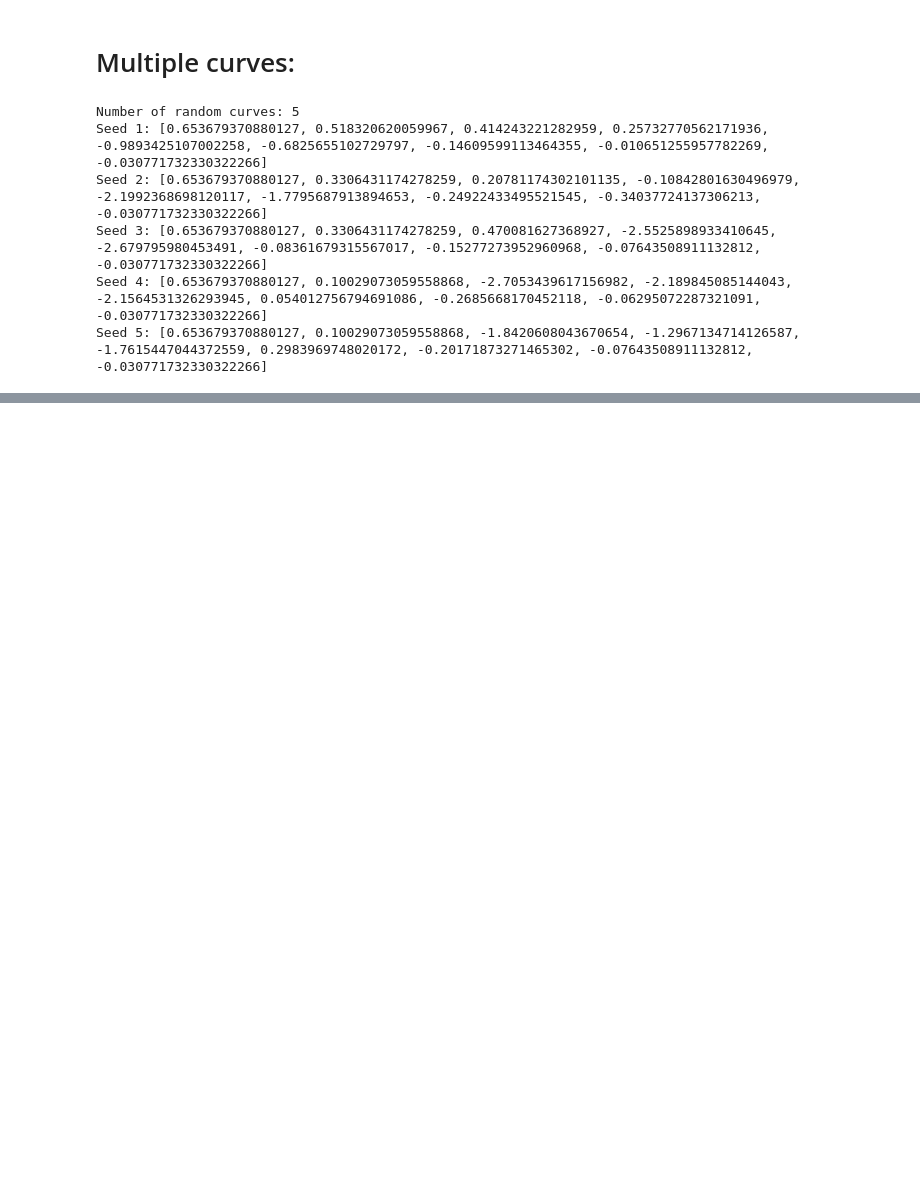
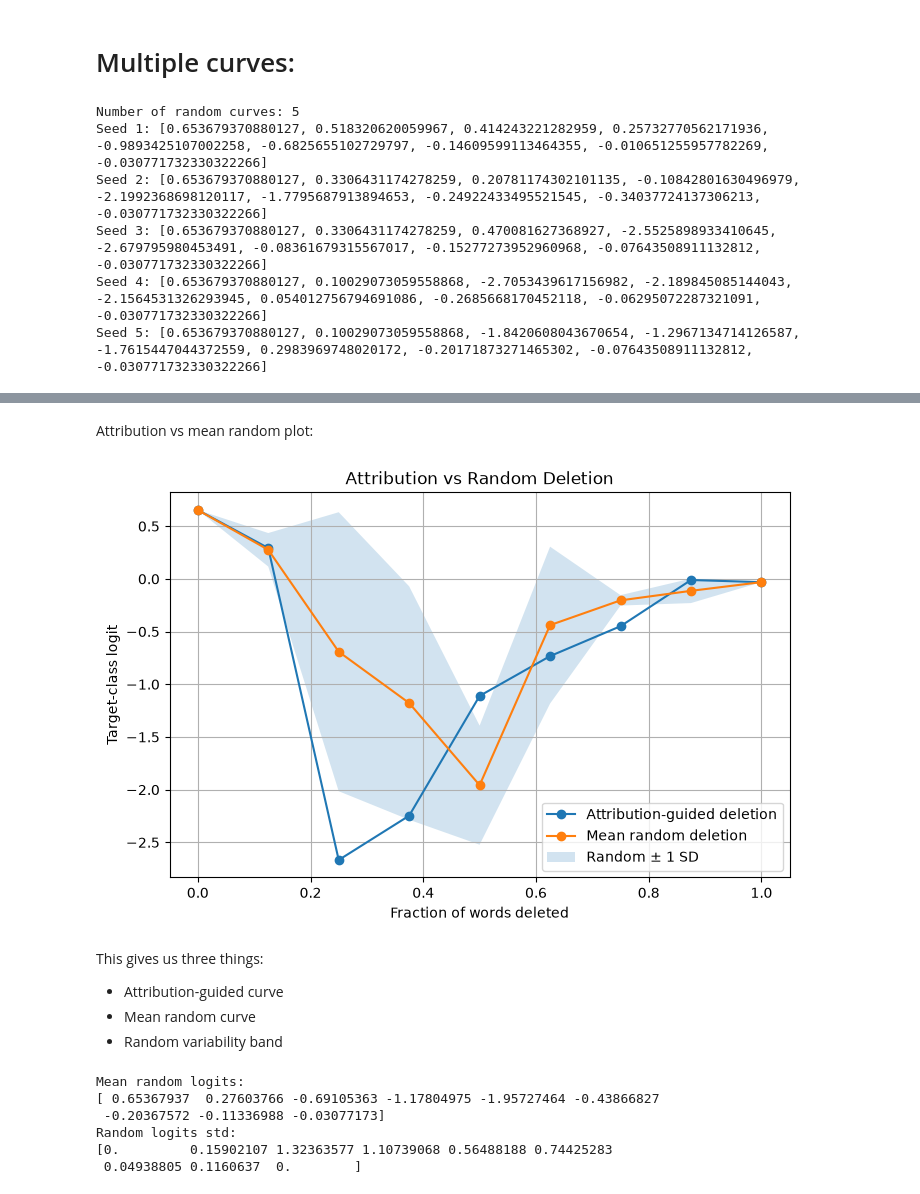
Before and after one commit to jordan-dsouza/xray-transformers, a Jupyter notebook: notebooks/exploration.ipynb, the cells around one changed output, grey strips where cells are left out. Saved outputs shown, nothing was run; the diff lists cells and outputs as text; code cells hidden in the pictures; blank space fills up the shorter version.

```diff
--- a/notebooks/exploration.ipynb
+++ b/notebooks/exploration.ipynb
@@ -498,3 +507,15 @@ Seed 2: [0.653679370880127, 0.3306431174278259, 0.20781174302101135, -0.10842801
 Seed 3: [0.653679370880127, 0.3306431174278259, 0.470081627368927, -2.5525898933410645, -2.679795980453491, -0.08361679315567017, -0.15277273952960968, -0.07643508911132812, -0.030771732330322266]
 Seed 4: [0.653679370880127, 0.10029073059558868, -2.7053439617156982, -2.189845085144043, -2.1564531326293945, 0.054012756794691086, -0.2685668170452118, -0.06295072287321091, -0.030771732330322266]
 Seed 5: [0.653679370880127, 0.10029073059558868, -1.8420608043670654, -1.2967134714126587, -1.7615447044372559, 0.2983969748020172, -0.20171873271465302, -0.07643508911132812, -0.030771732330322266]
+# %%
+from xray.evaluation import summarize_random_curves
+
+random_summary = summarize_random_curves(
+    random_curves
+)
+
+print("Mean random logits:")
+print(random_summary["mean_logits"])
+
+print("\nRandom logit standard deviation:")
+print(random_summary["std_logits"])
@@ -500,0 +537,57 @@ Seed 5: [0.653679370880127, 0.10029073059558868, -1.8420608043670654, -1.2967134
+# %% [markdown]
+Attribution vs mean random plot:
+# %%
+import matplotlib.pyplot as plt
+
+plt.figure(figsize=(8, 5))
+
+plt.plot(
+    top_k_curve["fractions"],
+    top_k_curve["logits"],
+    marker="o",
+    label="Attribution-guided deletion"
+)
+
+plt.plot(
+    random_summary["fractions"],
+    random_summary["mean_logits"],
+    marker="o",
+    label="Mean random deletion"
+)
+
+plt.fill_between(
+    random_summary["fractions"],
+    random_summary["mean_logits"] -
+    random_summary["std_logits"],
+    random_summary["mean_logits"] +
+    random_summary["std_logits"],
+    alpha=0.2,
+    label="Random ± 1 SD"
+)
+
+plt.xlabel("Fraction of words deleted")
+plt.ylabel("Target-class logit")
+plt.title("Attribution vs Random Deletion")
+plt.legend()
+plt.grid(True)
+
+plt.show()
+# %% [output]
+[figure, added]
+# %% [markdown]
+This gives us three things:
+- Attribution-guided curve
+- Mean random curve
+- Random variability band
+# %%
+print("Mean random logits:")
+print(random_summary["mean_logits"])
+print("Random logits std: ")
+print(random_summary["std_logits"])
+# %% [output]
+Mean random logits:
+[ 0.65367937  0.27603766 -0.69105363 -1.17804975 -1.95727464 -0.43866827
+ -0.20367572 -0.11336988 -0.03077173]
+Random logits std:
+[0.         0.15902107 1.32363577 1.10739068 0.56488188 0.74425283
+ 0.04938805 0.1160637  0.        ]
```
Also changed, not shown: parts of 19 cells of this notebook.
